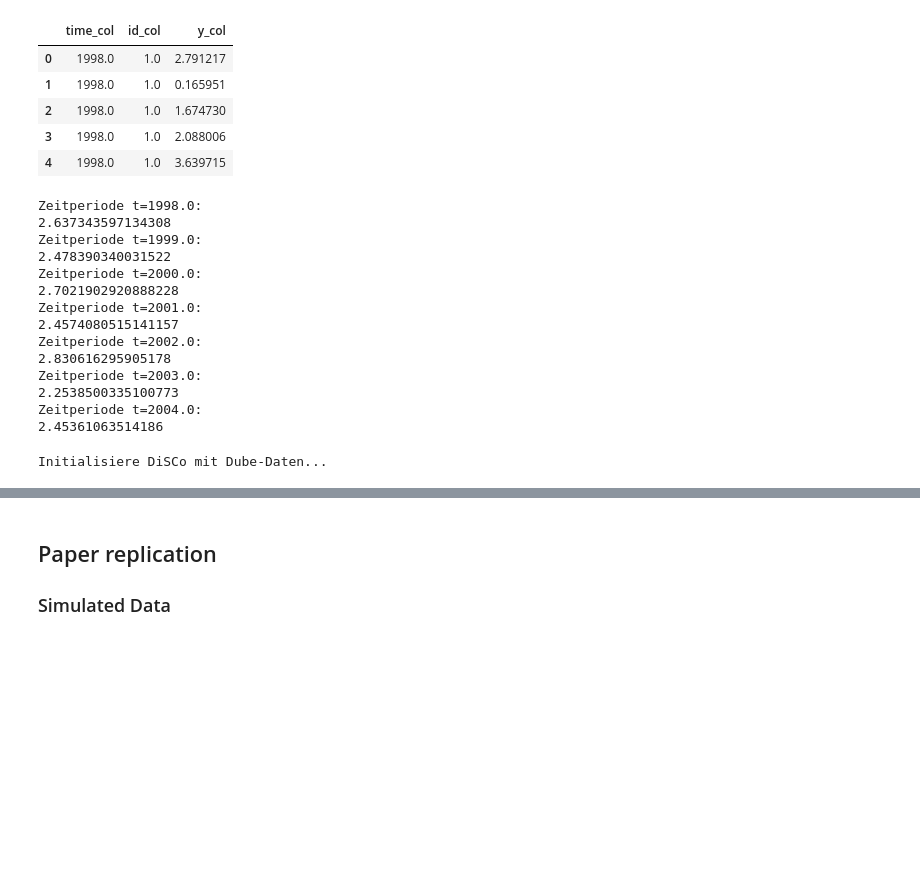
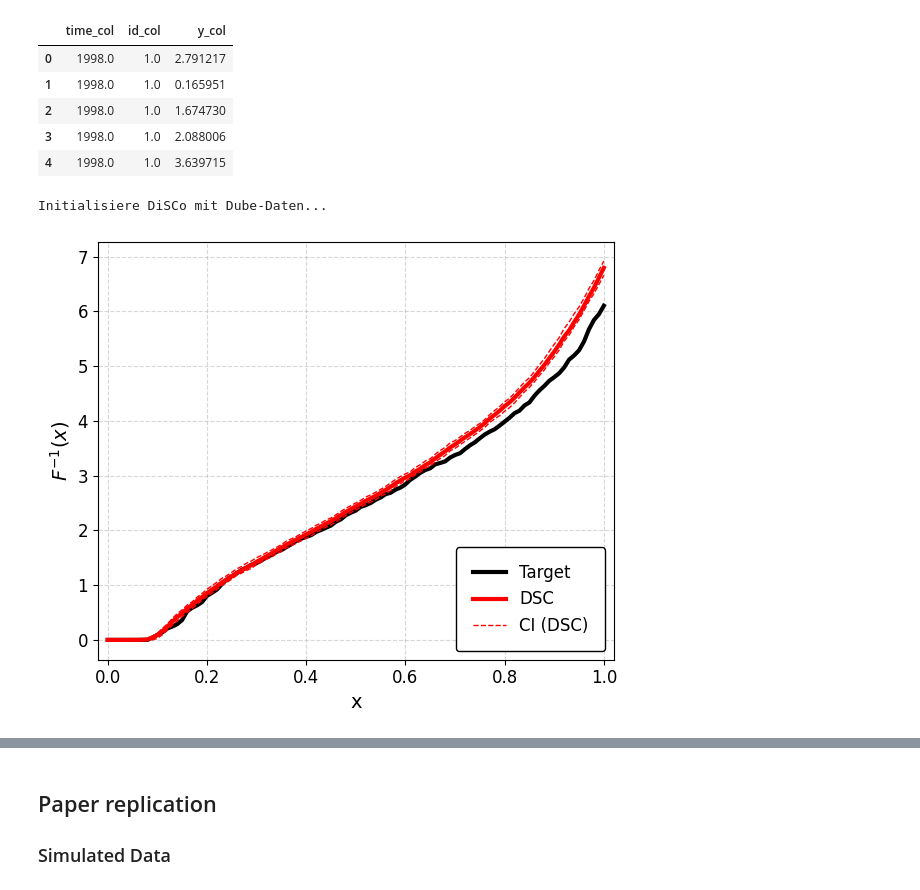
Before and after one commit to alexanderhxs/DiSCos, a Jupyter notebook: python/test_disco.ipynb, the cells around one changed output, grey strips where cells are left out. Cells and saved outputs as stored; diff of their text form; code cells hidden in the pictures; blank space fills up the shorter version.

```diff
--- a/python/test_disco.ipynb
+++ b/python/test_disco.ipynb
@@ -39,36 +41,6 @@ Datensatz geladen: 652870 Zeilen
 | 2 | 1998.0 | 1.0 | 1.674730 |
 | 3 | 1998.0 | 1.0 | 2.088006 |
 | 4 | 1998.0 | 1.0 | 3.639715 |
-# %%
-from statsmodels.stats.outliers_influence import variance_inflation_factor
-
-n = 1000
-multi_co_df = df.groupby(['time_col', 'id_col'])['y_col'].apply(
-    lambda x: np.random.choice(x, size=n, replace=True) if len(x) >= n else x
-).reset_index(name='y_array')
-
-for period in sorted(multi_co_df['time_col'].unique()):
-    print(f"Zeitperiode t={period}:")
-    period_data = multi_co_df[multi_co_df['time_col'] == period]
-    period_data = np.column_stack(period_data['y_array'])
-    vifs = pd.Series([variance_inflation_factor(period_data, i)
-                      for i in range(period_data.shape[1])])
-    print(np.max(vifs))
-# %% [output]
-Zeitperiode t=1998.0:
-2.637343597134308
-Zeitperiode t=1999.0:
-2.478390340031522
-Zeitperiode t=2000.0:
-2.7021902920888228
-Zeitperiode t=2001.0:
-2.4574080515141157
-Zeitperiode t=2002.0:
-2.830616295905178
-Zeitperiode t=2003.0:
-2.2538500335100773
-Zeitperiode t=2004.0:
-2.45361063514186
 # %%
 print("Initialisiere DiSCo mit Dube-Daten...")
 disco_model = DiSCo(
@@ -92,3 +65,7 @@ disco_model = DiSCo(
 result = disco_model.fit()
 # %% [output]
 Initialisiere DiSCo mit Dube-Daten...
+# %%
+plot_fit_quantiles(result, show_controls=False)
+# %% [output]
+[figure, added]
```
Also changed, not shown: parts of 20 cells of this notebook, 8 other files.
